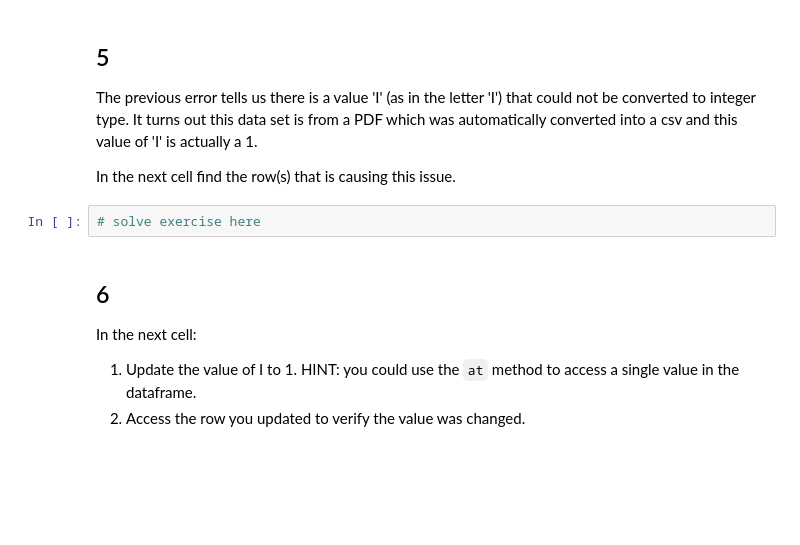
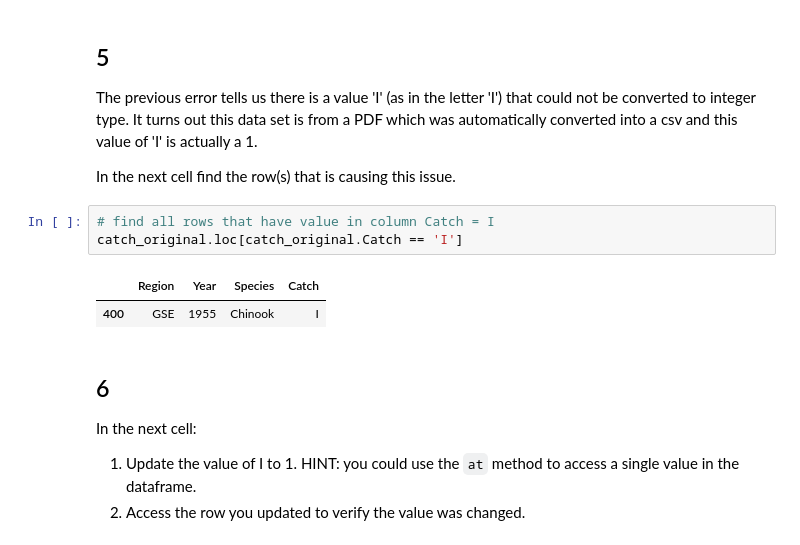
Before and after one commit to oksanaprotsukha/eds220-hwk-2, a Jupyter notebook: hwk2-task3-salmon.ipynb, the cells around one changed output. Cells and saved outputs as stored; diff of their text form; blank space fills up the shorter version.

```diff
--- a/hwk2-task3-salmon.ipynb
+++ b/hwk2-task3-salmon.ipynb
@@ -111,8 +129,12 @@ catch_data.Catch.astype('int64')
 The previous error tells us there is a value 'I' (as in the letter 'I') that could not be converted to integer type.  It turns out this data set is from a PDF which was automatically converted into a csv and this value of 'I' is actually a 1.
 
 In the next cell find the row(s) that is causing this issue.
-# %%
-# solve exercise here
+# %%
+# find all rows that have value in column Catch = I
+catch_original.loc[catch_original.Catch == 'I']
+# %% [output]
+|  | Region | Year | Species | Catch |
+| 400 | GSE | 1955 | Chinook | I |
 # %% [markdown]
 ## 6
 In the next cell:
```
Also changed, not shown: parts of 11 cells of this notebook.
